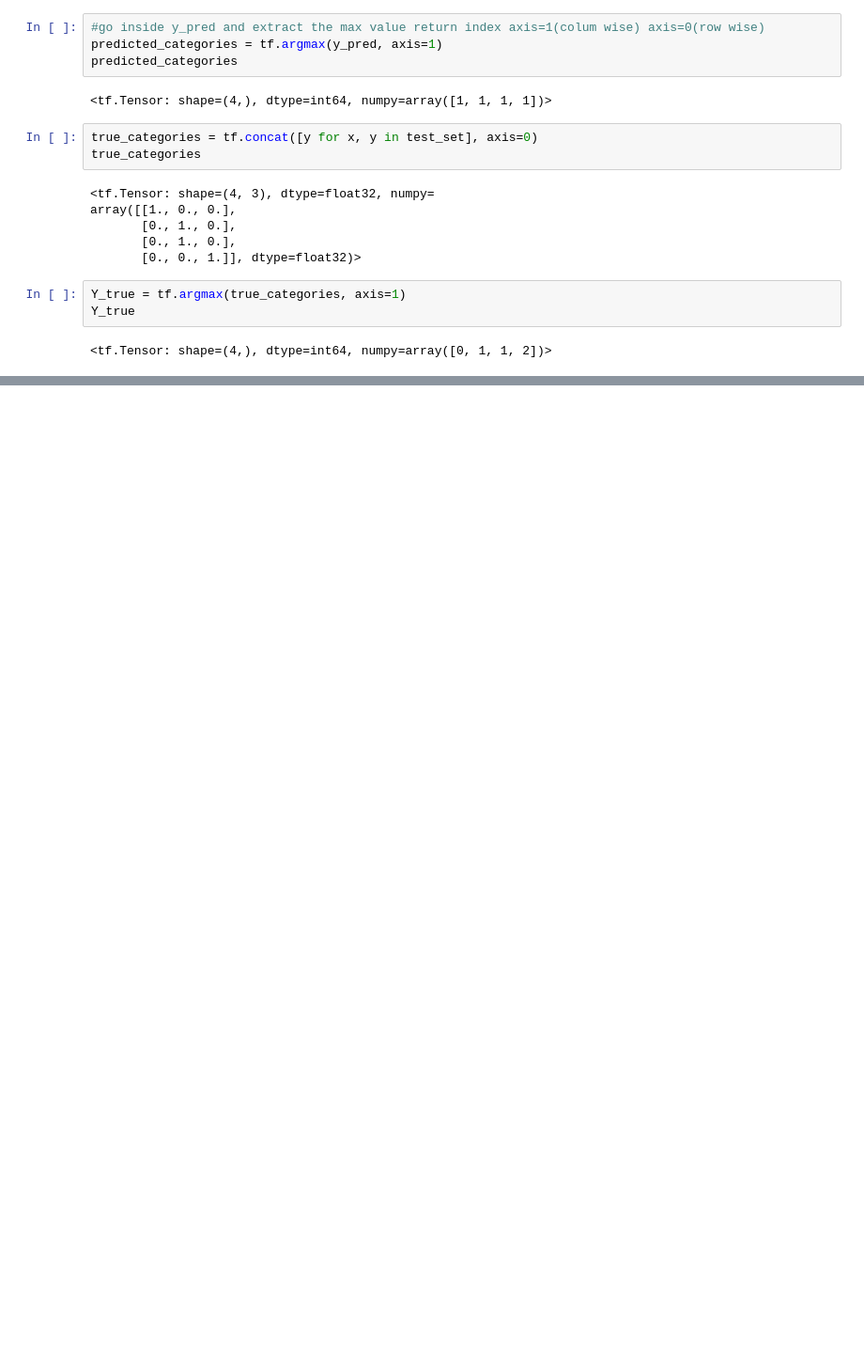
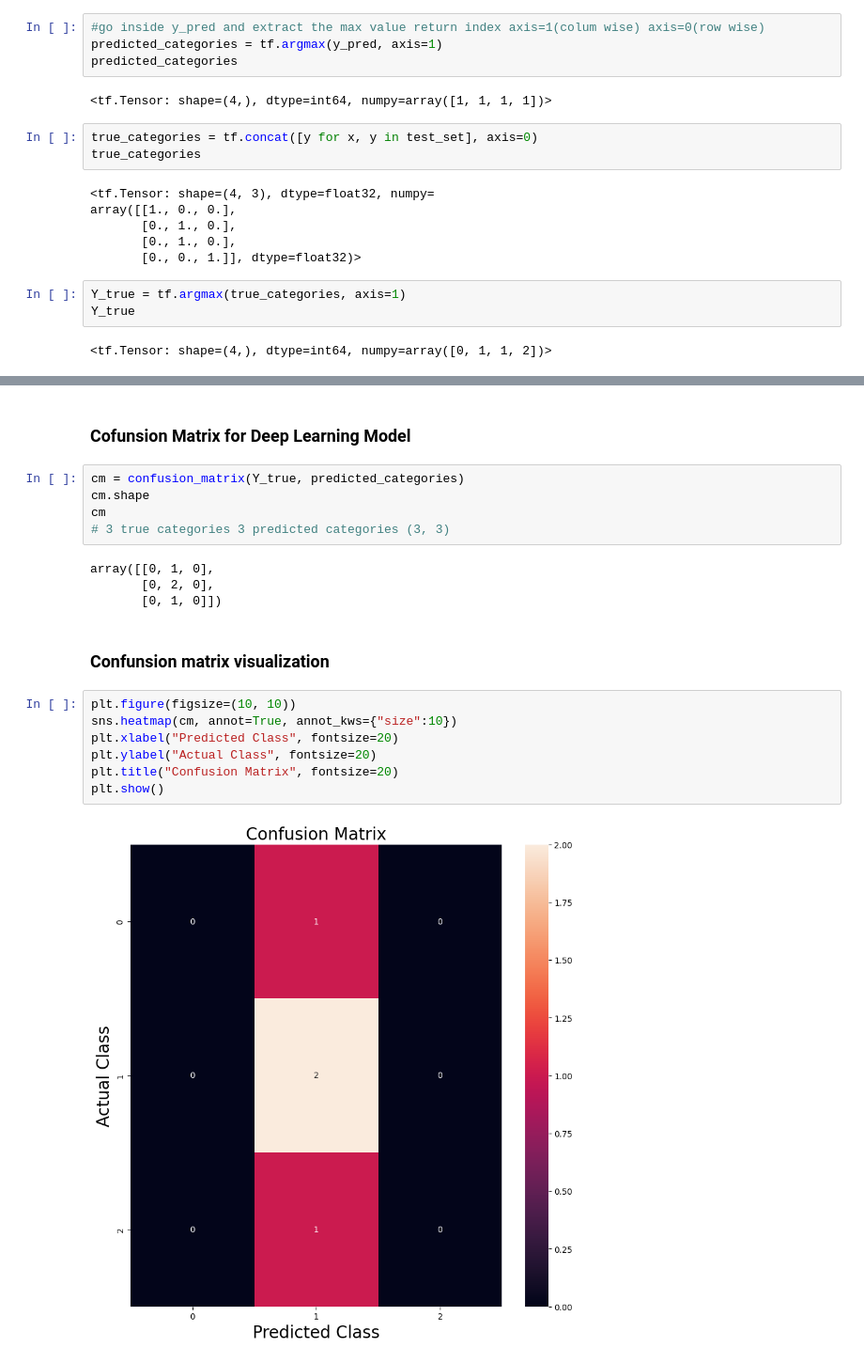
Before and after one commit to Mwakanemela/Python-ImageBased-Detection-ML, a Jupyter notebook: train_for_disease.ipynb, the cells around one changed output, grey strips where cells are left out. Shown at 94% size. Cells and saved outputs as stored; diff of their text form; blank space fills up the shorter version.

Commit message:
Building Confusion Matrix

```diff
--- a/train_for_disease.ipynb
+++ b/train_for_disease.ipynb
@@ -338,3 +338,25 @@ Apple___Cedar_apple_rust       0.50      1.00      0.67         2
                 accuracy                           0.50         4
                macro avg       0.17      0.33      0.22         4
             weighted avg       0.25      0.50      0.33         4
+# %% [markdown]
+### Cofunsion Matrix for Deep Learning Model
+# %%
+cm = confusion_matrix(Y_true, predicted_categories)
+cm.shape
+cm
+# 3 true categories 3 predicted categories (3, 3)
+# %% [output]
+array([[0, 1, 0],
+       [0, 2, 0],
+       [0, 1, 0]])
+# %% [markdown]
+### Confunsion matrix visualization
+# %%
+plt.figure(figsize=(10, 10))
+sns.heatmap(cm, annot=True, annot_kws={"size":10})
+plt.xlabel("Predicted Class", fontsize=20)
+plt.ylabel("Actual Class", fontsize=20)
+plt.title("Confusion Matrix", fontsize=20)
+plt.show()
+# %% [output]
+[figure, added]
```
Also changed, not shown: parts of 1 cell of this notebook.
